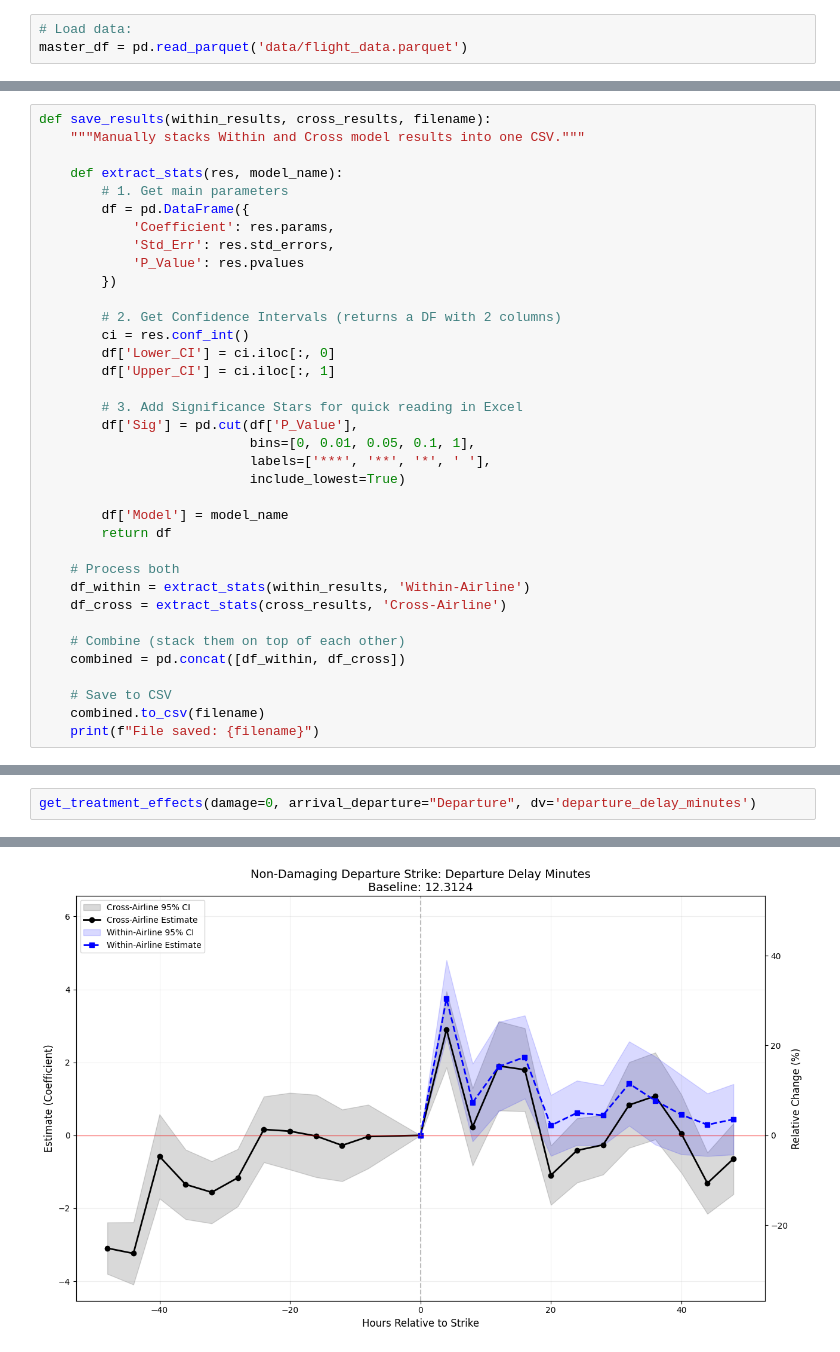
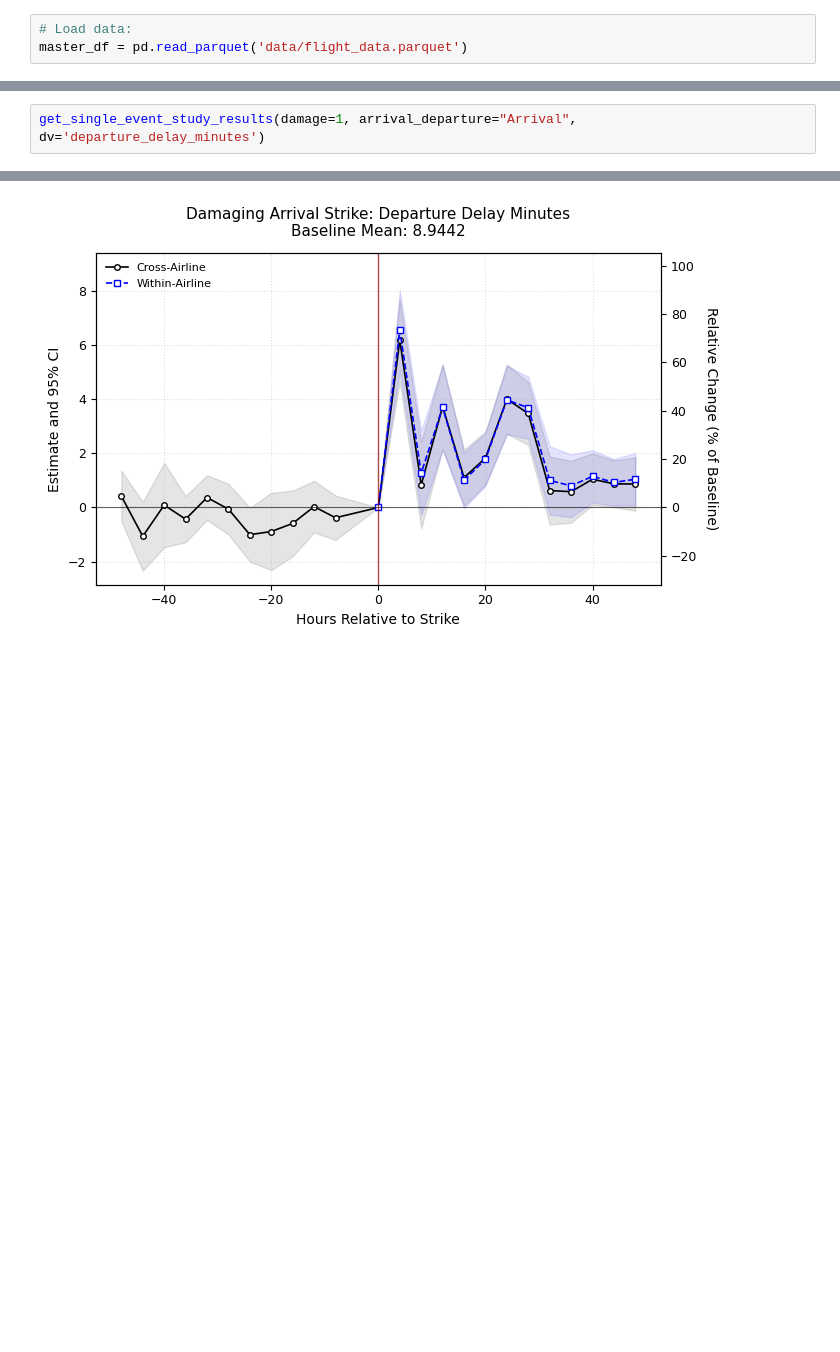
Before and after one commit to levialtringer/wildlife_strike_network_effects, a Jupyter notebook: 02_modeling_tables_and_figures.ipynb, the cells around one changed output, grey strips where cells are left out. Saved outputs shown, nothing was run; the diff lists cells and outputs as text; blank space fills up the shorter version.

```diff
--- a/02_modeling_tables_and_figures.ipynb
+++ b/02_modeling_tables_and_figures.ipynb
@@ -111,38 +103,2 @@ def get_treatment_effects(damage, arrival_departure, dv):
-# %%
-def save_results(within_results, cross_results, filename):
-    """Manually stacks Within and Cross model results into one CSV."""
-
-    def extract_stats(res, model_name):
-        # 1. Get main parameters
-        df = pd.DataFrame({
-            'Coefficient': res.params,
-            'Std_Err': res.std_errors,
-            'P_Value': res.pvalues
-        })
-
-        # 2. Get Confidence Intervals (returns a DF with 2 columns)
-        ci = res.conf_int()
-        df['Lower_CI'] = ci.iloc[:, 0]
-        df['Upper_CI'] = ci.iloc[:, 1]
-
-        # 3. Add Significance Stars for quick reading in Excel
-        df['Sig'] = pd.cut(df['P_Value'],
-                           bins=[0, 0.01, 0.05, 0.1, 1],
-                           labels=['***', '**', '*', ' '],
-                           include_lowest=True)
-
-        df['Model'] = model_name
-        return df
-
-    # Process both
-    df_within = extract_stats(within_results, 'Within-Airline')
-    df_cross = extract_stats(cross_results, 'Cross-Airline')
-
-    # Combine (stack them on top of each other)
-    combined = pd.concat([df_within, df_cross])
-
-    # Save to CSV
-    combined.to_csv(filename)
-    print(f"File saved: {filename}")
 # %%
 def run_within_airline_event_study(df, dv):
@@ -325,3 +604,3 @@ Plotting model estimates...
 # %%
-get_treatment_effects(damage=0, arrival_departure="Departure", dv='departure_delay_minutes')
+get_single_event_study_results(damage=1, arrival_departure="Arrival", dv='departure_delay_minutes')
 # %% [output]
@@ -345 +612 @@ Plotting model estimates...
-[figure, old version]
+[figure, new version]
```
Also changed, not shown: parts of 16 cells of this notebook.
